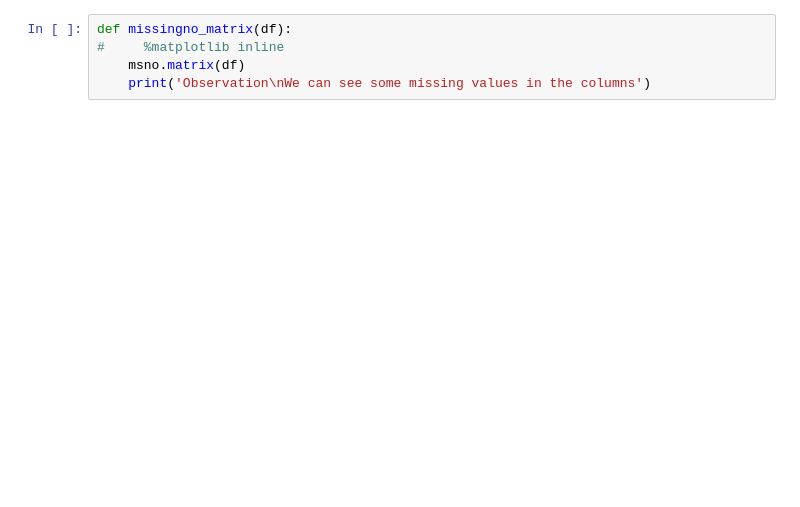
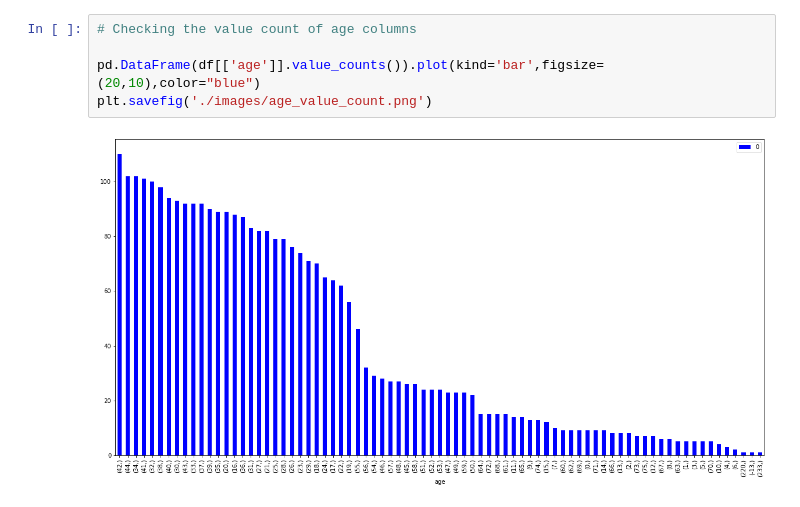
Before and after one commit to rohit-chandra/Customer_Churn_Analysis, a Jupyter notebook: data_visualization/DataVisualization_BeforeDataCleaning.ipynb, the cells around one changed output. Cells and saved outputs as stored; diff of their text form; blank space fills up the shorter version.

```diff
--- a/data_visualization/DataVisualization_BeforeDataCleaning.ipynb
+++ b/data_visualization/DataVisualization_BeforeDataCleaning.ipynb
@@ -20,5 +94,7 @@ def readFile(pathName):
 # %%
-def missingno_matrix(df):
-#     %matplotlib inline
-    msno.matrix(df)
-    print('Observation\nWe can see some missing values in the columns')
+# Checking the value count of age columns
+
+pd.DataFrame(df[['age']].value_counts()).plot(kind='bar',figsize=(20,10),color="blue")
+plt.savefig('./images/age_value_count.png')
+# %% [output]
+[figure, added]
```
Also changed, not shown: parts of 24 cells of this notebook, 7 other files.
